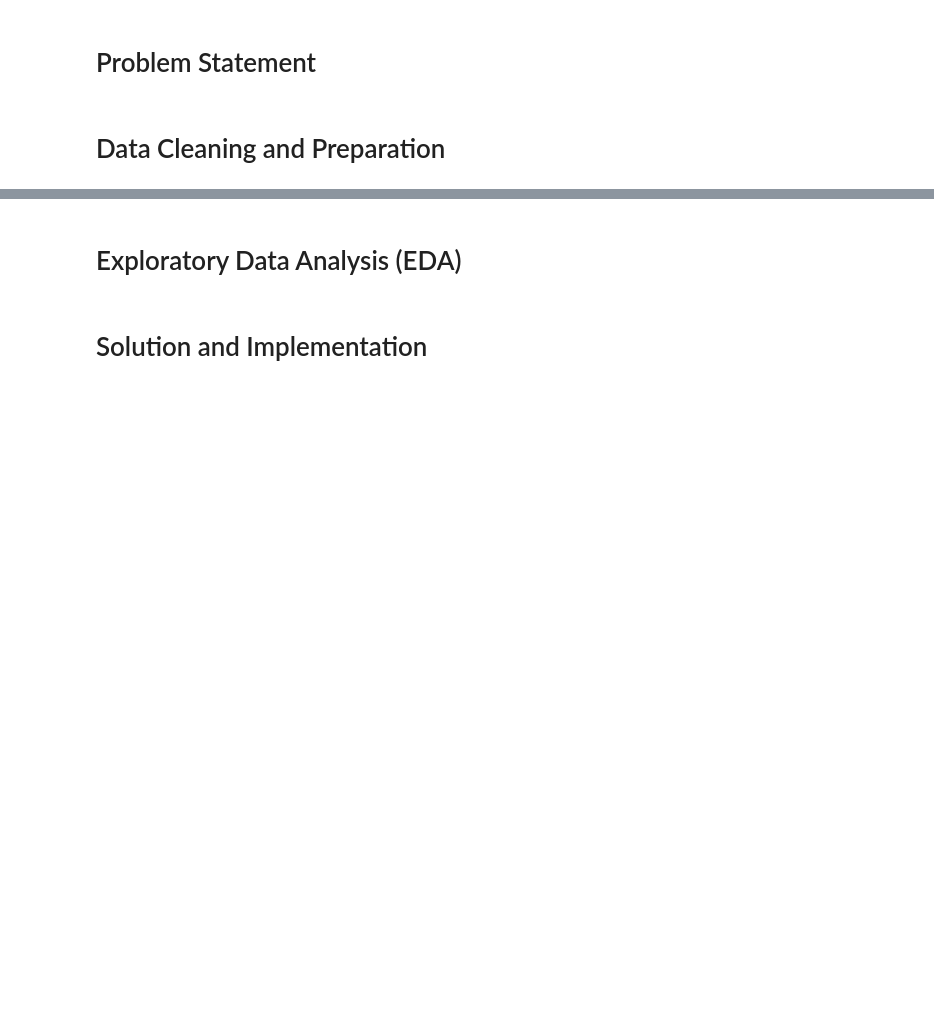
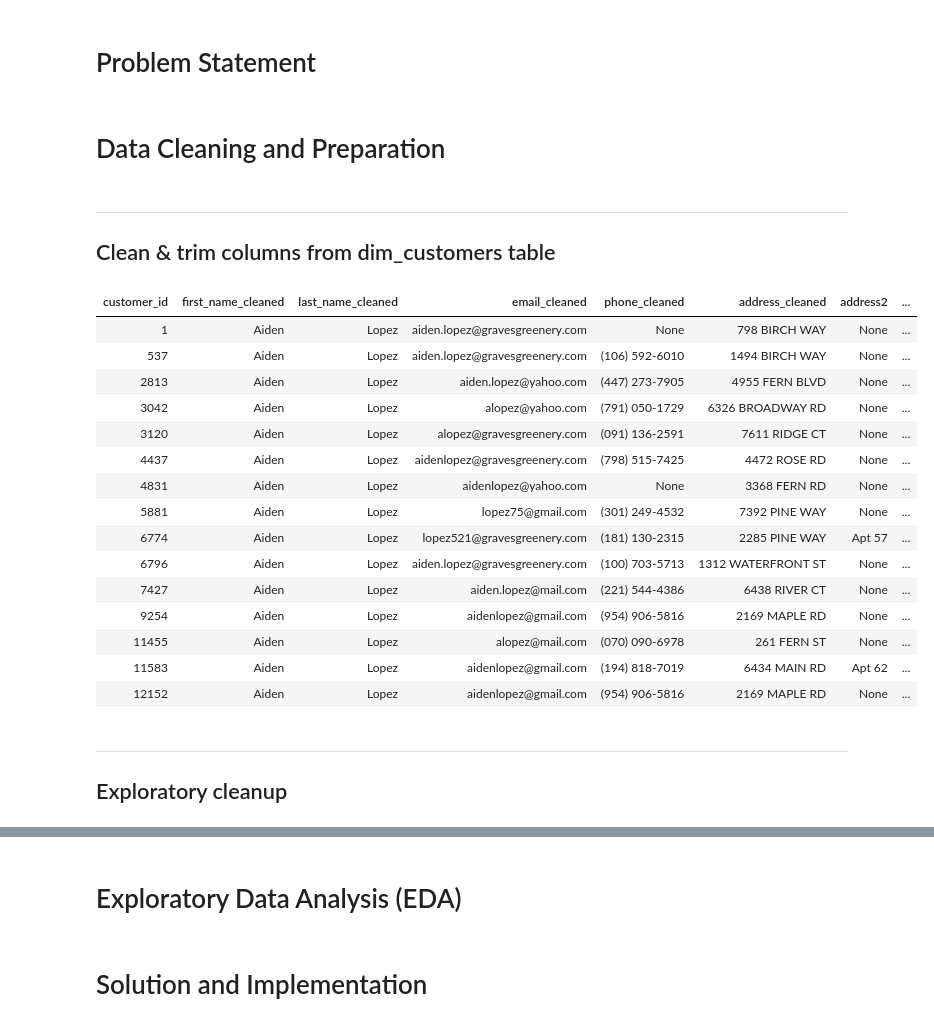
Before and after one commit to danielsgraves/Graves_Greenery_Analysis, a Jupyter notebook: notebook/Graves_Greenery.ipynb, the cells around one changed output, grey strips where cells are left out. Drawn from its saved outputs; the diff is of its cells as text; code cells hidden in the pictures; blank space fills up the shorter version.

```diff
--- a/notebook/Graves_Greenery.ipynb
+++ b/notebook/Graves_Greenery.ipynb
@@ -137,3 +137,61 @@ LIMIT 2;
 # Problem Statement
 # %% [markdown]
 # Data Cleaning and Preparation
+# %% [markdown]
+---
+Clean & trim columns from dim_customers table
+---
+# %%
+%%sql
+WITH dim_customers_cleaned AS(
+      SELECT
+                customer_id
+              , CONCAT(UPPER(LEFT(TRIM(first_name),1)), LOWER(SUBSTRING(TRIM(first_name), 2))) AS first_name_cleaned -- Normalized first name
+              , CONCAT(UPPER(LEFT(TRIM(last_name),1)), LOWER(SUBSTRING(TRIM(last_name), 2))) AS last_name_cleaned -- Normalized first name
+              , TRIM(LOWER(email)) AS email_cleaned
+              , CASE        -- Removes all non-numeric characters, country code & formats phone column
+                        WHEN LENGTH(regexp_replace(phone, '[^0-9]', '', 'g')) = 11 AND LEFT(regexp_replace(phone, '[^0-9]', '', 'g'), 1) = '1'
+                        THEN regexp_replace(SUBSTRING(regexp_replace(phone, '[^0-9]', '', 'g'), 2), '(\d{3})(\d{3})(\d{4})', '(\1) \2-\3')
+                        WHEN LENGTH(regexp_replace(phone, '[^0-9]', '', 'g')) = 10
+                        THEN regexp_replace(regexp_replace(phone, '[^0-9]', '', 'g'), '(\d{3})(\d{3})(\d{4})', '(\1) \2-\3')
+                        ELSE regexp_replace(phone, '[^0-9]', '', 'g')
+                END AS phone_cleaned
+              , TRIM(UPPER(address1)) AS address_cleaned
+              , address2
+              , CONCAT(UPPER(LEFT(TRIM(city),1)), LOWER(SUBSTRING(TRIM(city), 2))) AS city_cleaned -- Normalized city
+              , state_province
+              , postal_code
+              , country
+              , signup_ts
+              , marketing_opt_in
+              , loyalty_tier
+              , source_channel
+
+FROM            dim_customers)
+
+SELECT
+              *
+FROM          dim_customers_cleaned
+WHERE         first_name_cleaned = 'Aiden' AND last_name_cleaned = 'Lopez'
+LIMIT 25
+# %% [output]
+| customer_id | first_name_cleaned | last_name_cleaned | email_cleaned | phone_cleaned | address_cleaned | address2 | ... |
+| 1 | Aiden | Lopez | aiden.lopez@gravesgreenery.com | None | 798 BIRCH WAY | None | ... |
+| 537 | Aiden | Lopez | aiden.lopez@gravesgreenery.com | (106) 592-6010 | 1494 BIRCH WAY | None | ... |
+| 2813 | Aiden | Lopez | aiden.lopez@yahoo.com | (447) 273-7905 | 4955 FERN BLVD | None | ... |
+| 3042 | Aiden | Lopez | alopez@yahoo.com | (791) 050-1729 | 6326 BROADWAY RD | None | ... |
+| 3120 | Aiden | Lopez | alopez@gravesgreenery.com | (091) 136-2591 | 7611 RIDGE CT | None | ... |
+| 4437 | Aiden | Lopez | aidenlopez@gravesgreenery.com | (798) 515-7425 | 4472 ROSE RD | None | ... |
+| 4831 | Aiden | Lopez | aidenlopez@yahoo.com | None | 3368 FERN RD | None | ... |
+| 5881 | Aiden | Lopez | lopez75@gmail.com | (301) 249-4532 | 7392 PINE WAY | None | ... |
+| 6774 | Aiden | Lopez | lopez521@gravesgreenery.com | (181) 130-2315 | 2285 PINE WAY | Apt 57 | ... |
+| 6796 | Aiden | Lopez | aiden.lopez@gravesgreenery.com | (100) 703-5713 | 1312 WATERFRONT ST | None | ... |
+| 7427 | Aiden | Lopez | aiden.lopez@mail.com | (221) 544-4386 | 6438 RIVER CT | None | ... |
+| 9254 | Aiden | Lopez | aidenlopez@gmail.com | (954) 906-5816 | 2169 MAPLE RD | None | ... |
+| 11455 | Aiden | Lopez | alopez@mail.com | (070) 090-6978 | 261 FERN ST | None | ... |
+| 11583 | Aiden | Lopez | aidenlopez@gmail.com | (194) 818-7019 | 6434 MAIN RD | Apt 62 | ... |
+| 12152 | Aiden | Lopez | aidenlopez@gmail.com | (954) 906-5816 | 2169 MAPLE RD | None | ... |
+# %% [markdown]
+---
+Exploratory cleanup
+---
```
Also changed, not shown: parts of 3 cells of this notebook.
